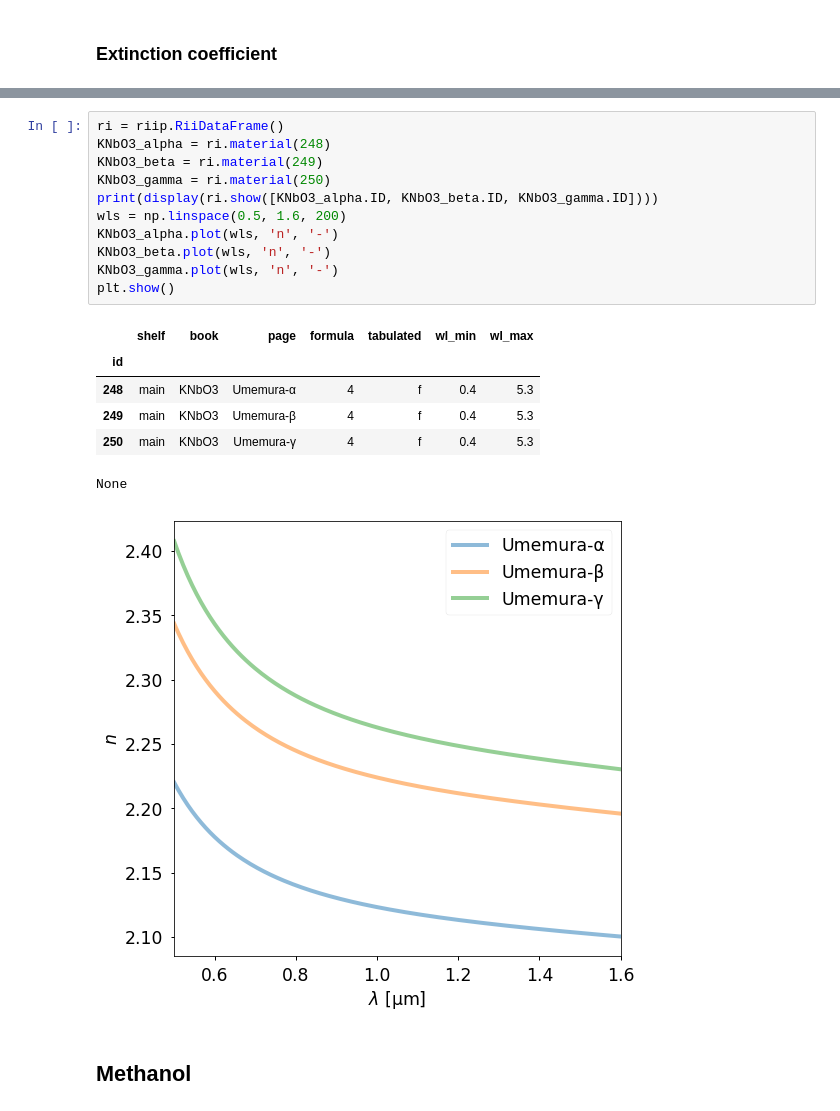
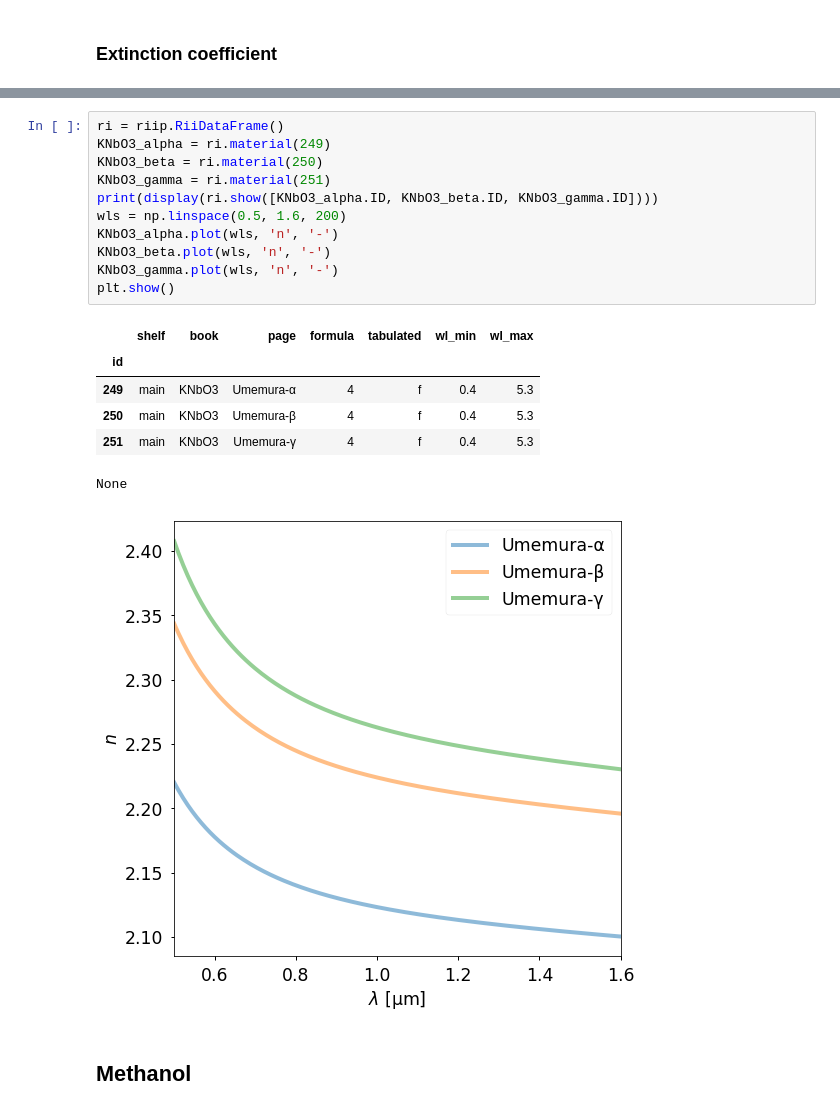
Before and after one commit to mnishida/RII_Pandas, a Jupyter notebook: examples/examples.ipynb, the cells around one changed output, grey strips where cells are left out. Drawn from its saved outputs; the diff is of its cells as text.

```diff
--- a/examples/examples.ipynb
+++ b/examples/examples.ipynb
@@ -224,20 +263,20 @@ ri.search('KNbO3')
 # %%
 ri = riip.RiiDataFrame()
-KNbO3_alpha = ri.material(248)
-KNbO3_beta = ri.material(249)
-KNbO3_gamma = ri.material(250)
+KNbO3_alpha = ri.material(249)
+KNbO3_beta = ri.material(250)
+KNbO3_gamma = ri.material(251)
 print(display(ri.show([KNbO3_alpha.ID, KNbO3_beta.ID, KNbO3_gamma.ID])))
 wls = np.linspace(0.5, 1.6, 200)
 KNbO3_alpha.plot(wls, 'n', '-')
 KNbO3_beta.plot(wls, 'n', '-')
 KNbO3_gamma.plot(wls, 'n', '-')
 plt.show()
 # %% [output]
 |  | shelf | book | page | formula | tabulated | wl_min | wl_max |
 | id |  |  |  |  |  |  |  |
-| 248 | main | KNbO3 | Umemura-α | 4 | f | 0.4 | 5.3 |
-| 249 | main | KNbO3 | Umemura-β | 4 | f | 0.4 | 5.3 |
-| 250 | main | KNbO3 | Umemura-γ | 4 | f | 0.4 | 5.3 |
+| 249 | main | KNbO3 | Umemura-α | 4 | f | 0.4 | 5.3 |
+| 250 | main | KNbO3 | Umemura-β | 4 | f | 0.4 | 5.3 |
+| 251 | main | KNbO3 | Umemura-γ | 4 | f | 0.4 | 5.3 |
 None
 [figure]
 # %% [markdown]
```
Also changed, not shown: parts of 20 cells of this notebook, 4 other files.
